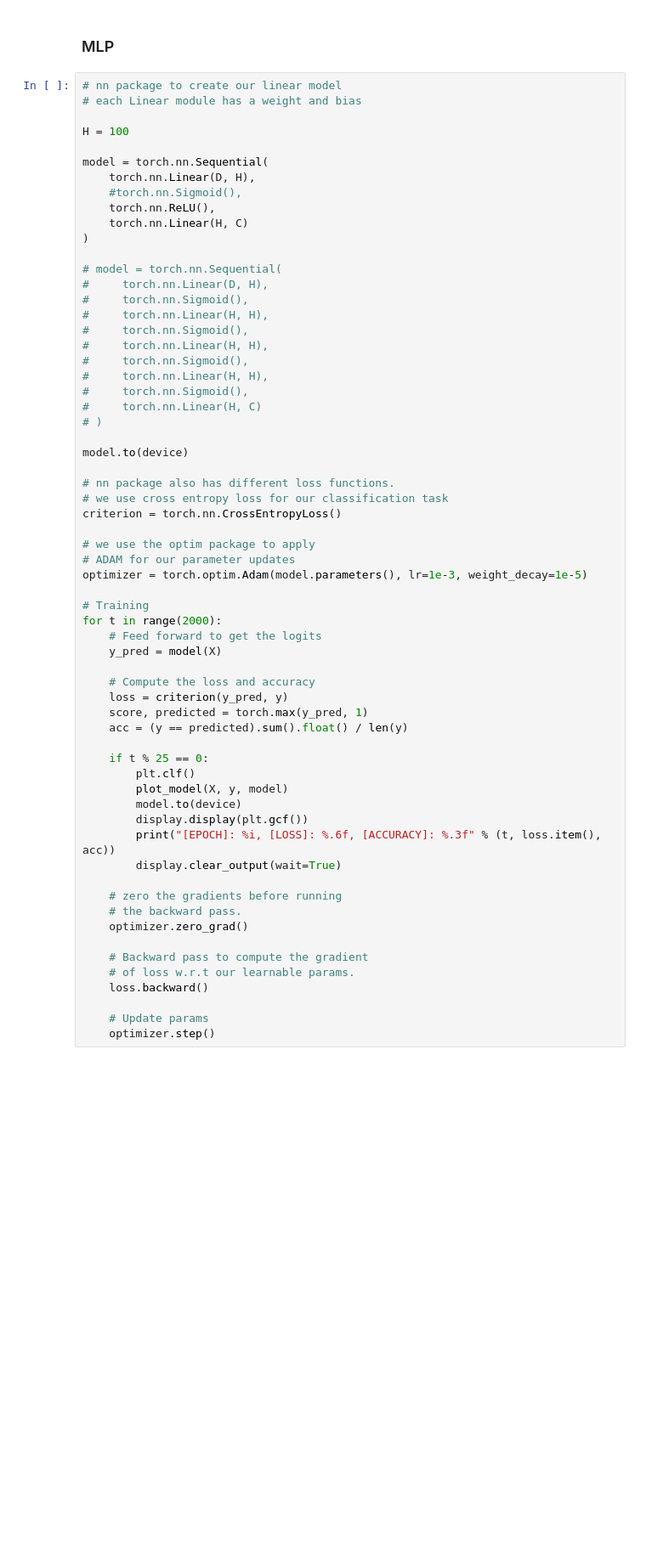
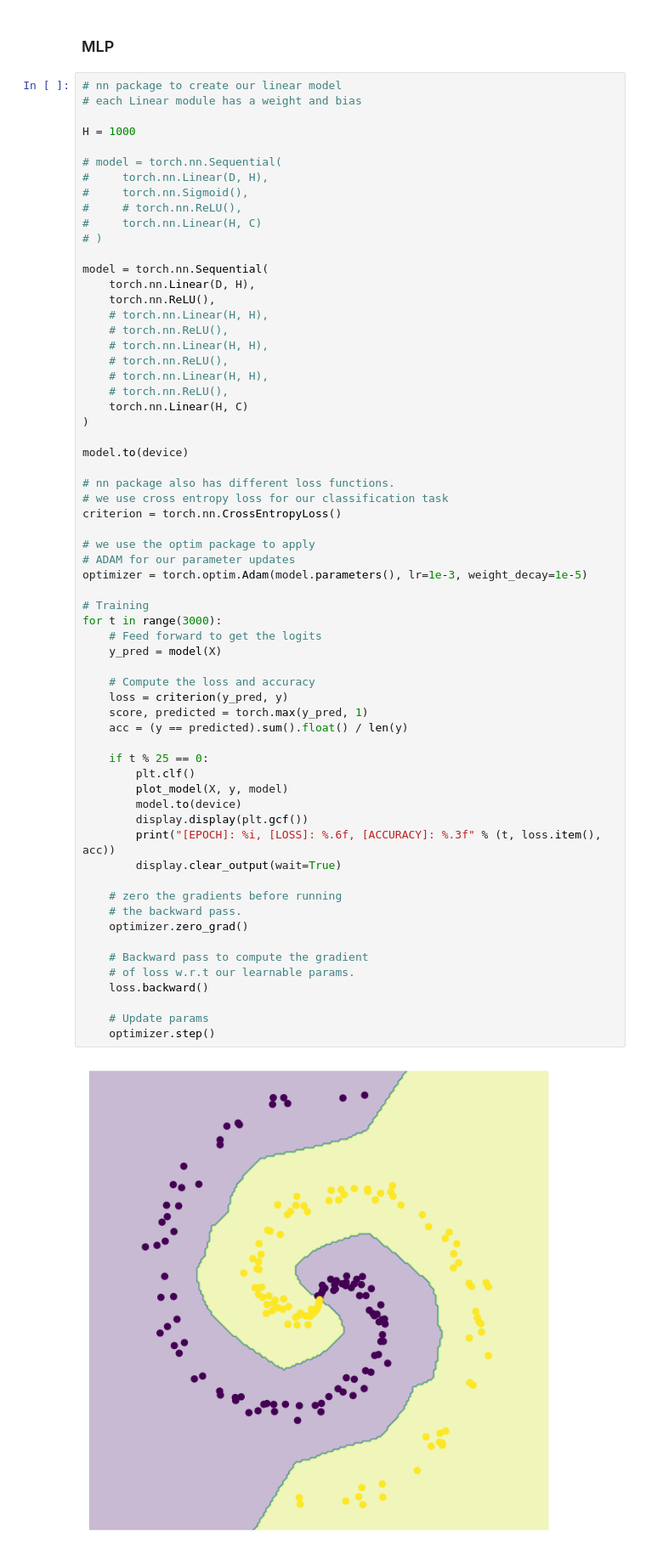
Before and after one commit to glouppe/info8010-deep-learning, a Jupyter notebook: code/lec2-spiral-classification.ipynb, the cells around one changed output. Shown at 85% size. Drawn from its saved outputs; the diff is of its cells as text; blank space fills up the shorter version.

```diff
--- a/code/lec2-spiral-classification.ipynb
+++ b/code/lec2-spiral-classification.ipynb
@@ -132,26 +140,26 @@ for t in range(1000):
 # nn package to create our linear model
 # each Linear module has a weight and bias
 
-H = 100
-
-model = torch.nn.Sequential(
-    torch.nn.Linear(D, H),
-    #torch.nn.Sigmoid(),
-    torch.nn.ReLU(),
-    torch.nn.Linear(H, C)
-)
+H = 1000
 
 # model = torch.nn.Sequential(
 #     torch.nn.Linear(D, H),
 #     torch.nn.Sigmoid(),
-#     torch.nn.Linear(H, H),
-#     torch.nn.Sigmoid(),
-#     torch.nn.Linear(H, H),
-#     torch.nn.Sigmoid(),
-#     torch.nn.Linear(H, H),
-#     torch.nn.Sigmoid(),
+#     # torch.nn.ReLU(),
 #     torch.nn.Linear(H, C)
 # )
+
+model = torch.nn.Sequential(
+    torch.nn.Linear(D, H),
+    torch.nn.ReLU(),
+    # torch.nn.Linear(H, H),
+    # torch.nn.ReLU(),
+    # torch.nn.Linear(H, H),
+    # torch.nn.ReLU(),
+    # torch.nn.Linear(H, H),
+    # torch.nn.ReLU(),
+    torch.nn.Linear(H, C)
+)
 
 model.to(device)
 
@@ -163,31 +171,33 @@ criterion = torch.nn.CrossEntropyLoss()
 # ADAM for our parameter updates
 optimizer = torch.optim.Adam(model.parameters(), lr=1e-3, weight_decay=1e-5)
 
 # Training
-for t in range(2000):
+for t in range(3000):
     # Feed forward to get the logits
     y_pred = model(X)
 
     # Compute the loss and accuracy
     loss = criterion(y_pred, y)
     score, predicted = torch.max(y_pred, 1)
     acc = (y == predicted).sum().float() / len(y)
 
     if t % 25 == 0:
         plt.clf()
         plot_model(X, y, model)
         model.to(device)
         display.display(plt.gcf())
         print("[EPOCH]: %i, [LOSS]: %.6f, [ACCURACY]: %.3f" % (t, loss.item(), acc))
         display.clear_output(wait=True)
 
     # zero the gradients before running
     # the backward pass.
     optimizer.zero_grad()
 
     # Backward pass to compute the gradient
     # of loss w.r.t our learnable params.
     loss.backward()
 
     # Update params
     optimizer.step()
+# %% [output]
+[figure, added]
```
Also changed, not shown: parts of 4 cells of this notebook, 4 other files.
